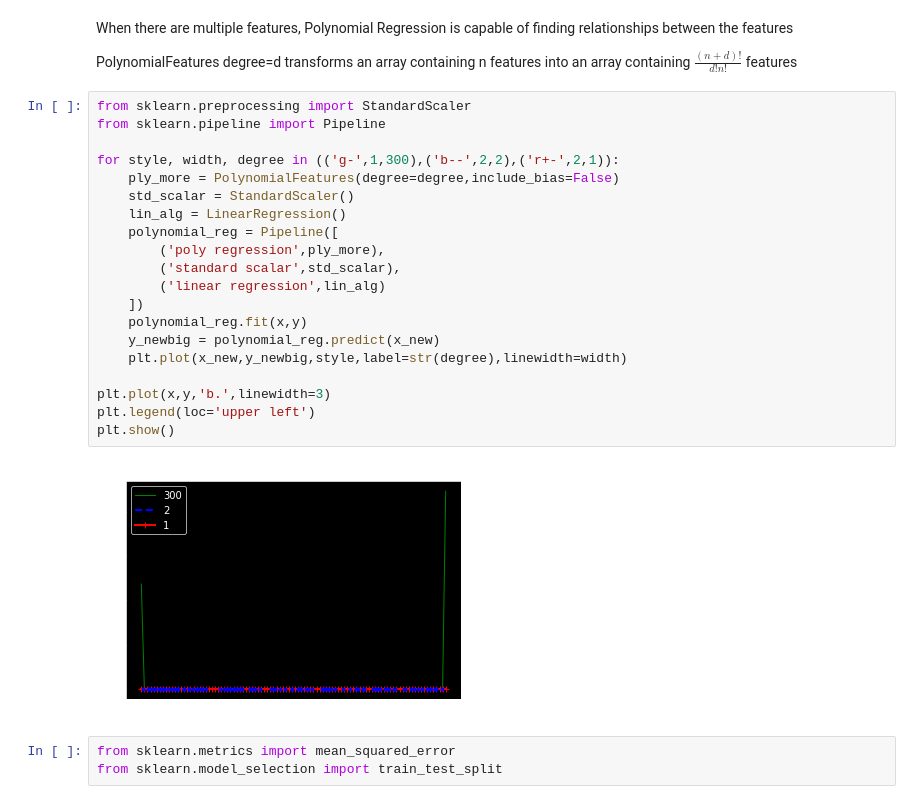
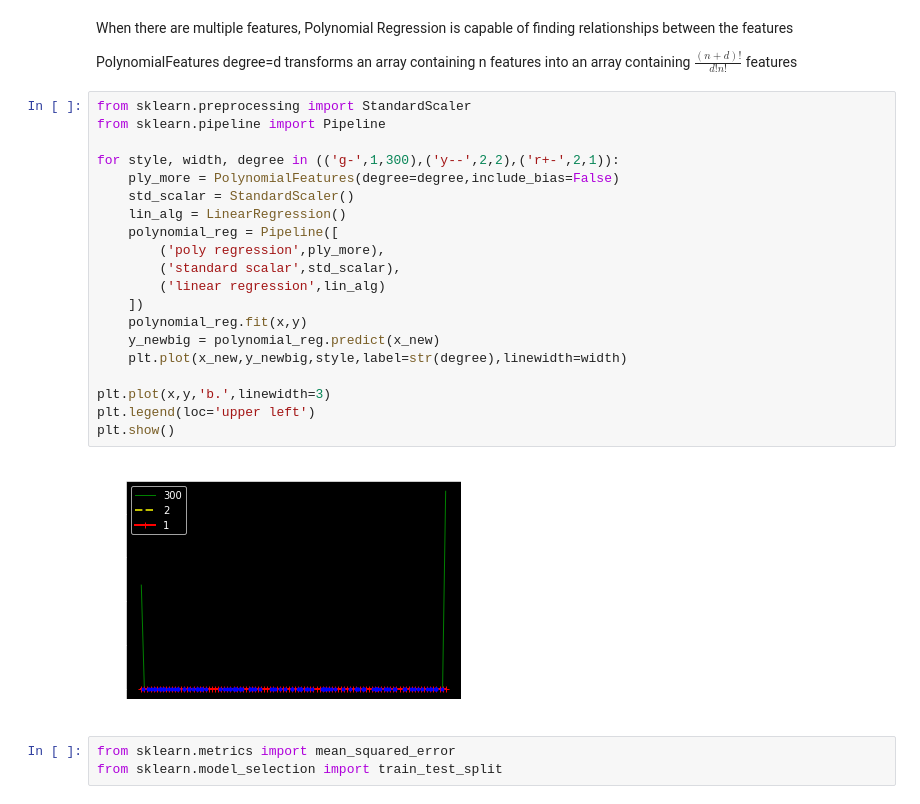
Before and after one commit to asbharath/MachineLearning, a Jupyter notebook: Training a Model.ipynb, the cells around one changed output. Drawn from its saved outputs; the diff is of its cells as text.

```diff
--- a/Training a Model.ipynb
+++ b/Training a Model.ipynb
@@ -308,25 +308,25 @@ $ \frac{(n+d)!}{d!n!}$ features
 # %%
 from sklearn.preprocessing import StandardScaler
 from sklearn.pipeline import Pipeline
 
-for style, width, degree in (('g-',1,300),('b--',2,2),('r+-',2,1)):
+for style, width, degree in (('g-',1,300),('y--',2,2),('r+-',2,1)):
     ply_more = PolynomialFeatures(degree=degree,include_bias=False)
     std_scalar = StandardScaler()
     lin_alg = LinearRegression()
     polynomial_reg = Pipeline([
         ('poly regression',ply_more),
         ('standard scalar',std_scalar),
         ('linear regression',lin_alg)
     ])
     polynomial_reg.fit(x,y)
     y_newbig = polynomial_reg.predict(x_new)
     plt.plot(x_new,y_newbig,style,label=str(degree),linewidth=width)
 
 plt.plot(x,y,'b.',linewidth=3)
 plt.legend(loc='upper left')
 plt.show()
 # %% [output]
-[figure, old version]
+[figure, new version]
 # %%
 from sklearn.metrics import mean_squared_error
 from sklearn.model_selection import train_test_split
```
Also changed, not shown: parts of 18 cells of this notebook, 1 other file.
